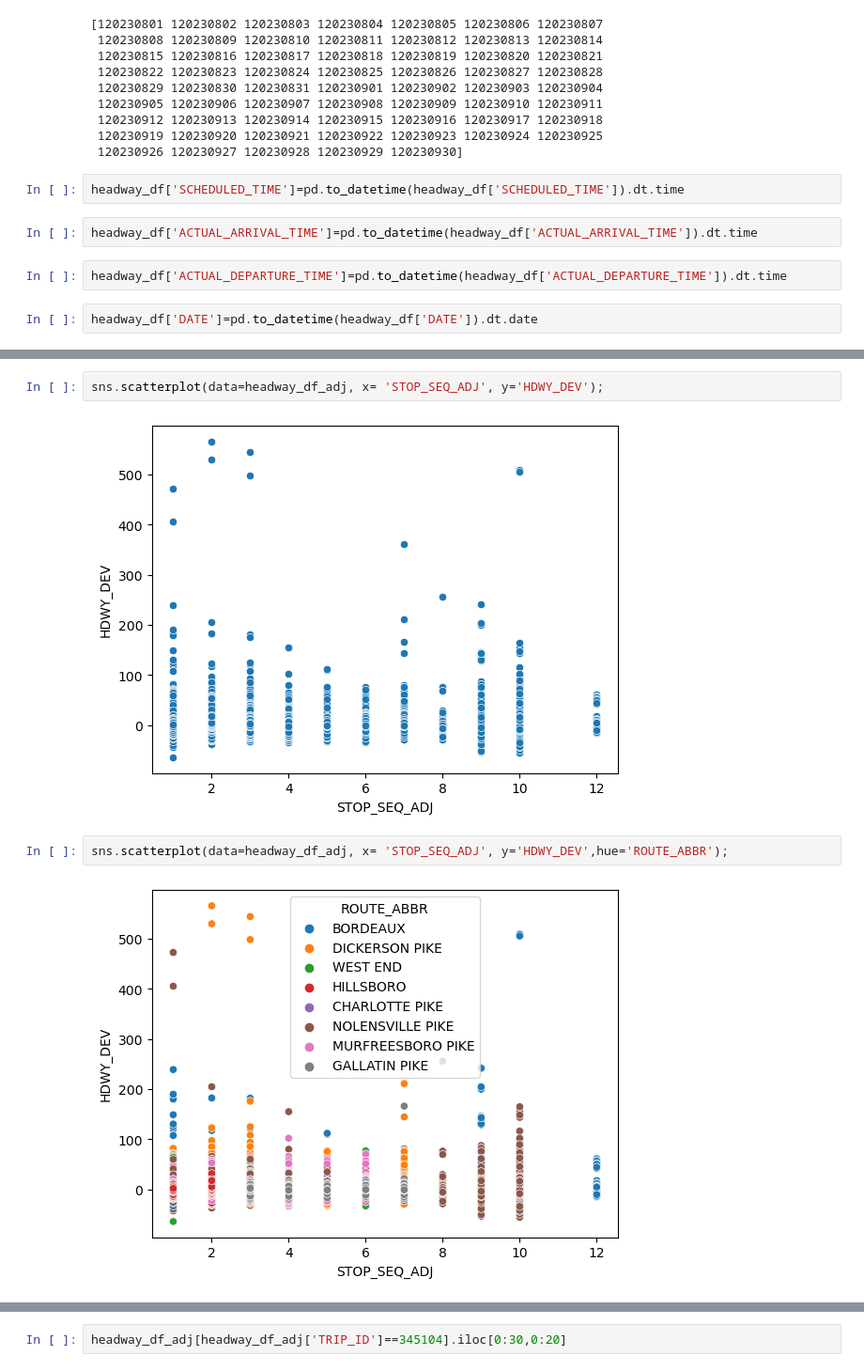
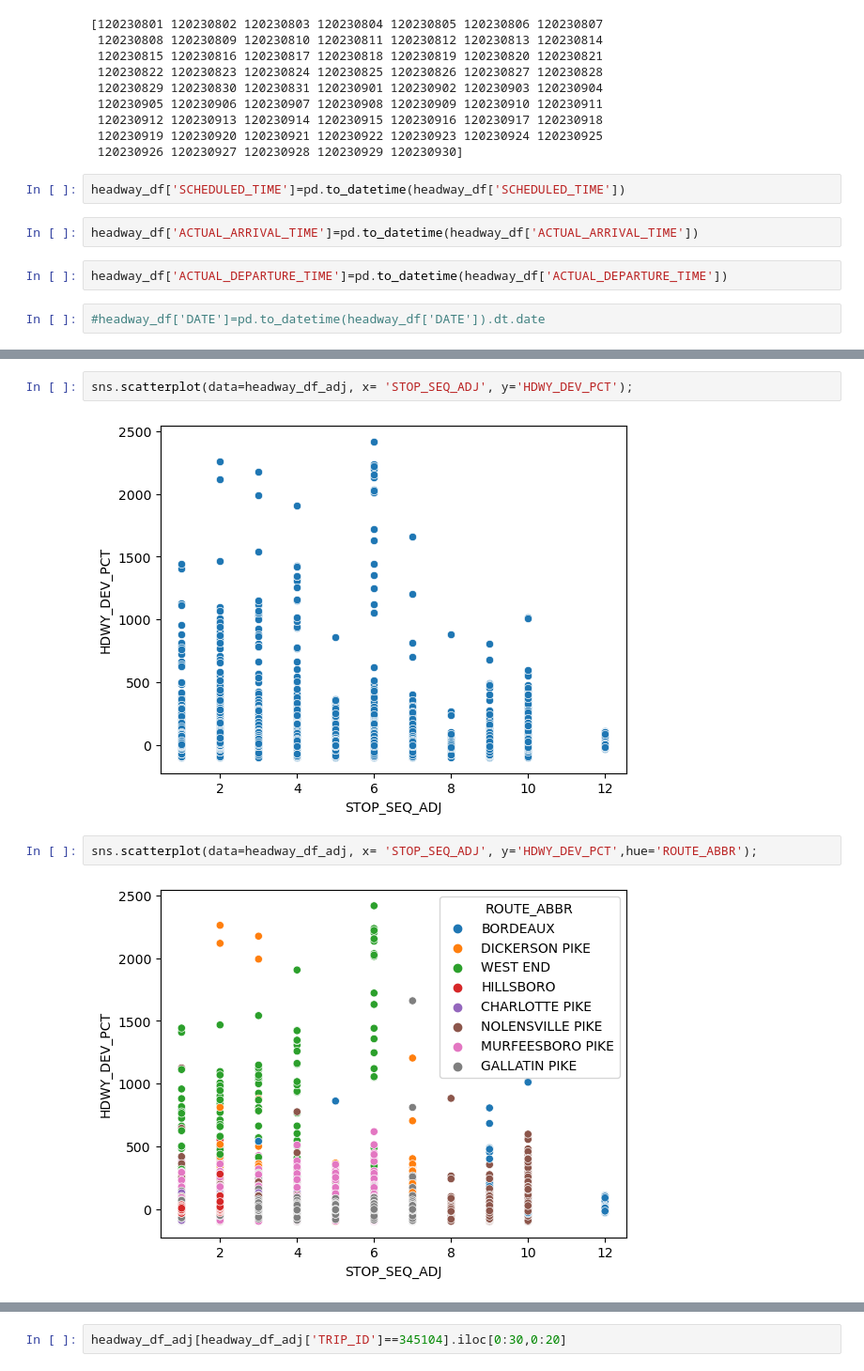
Before and after one commit to ballir27/wego-nashville-bus-adherence, a Jupyter notebook: Notebooks/AB-WeGo-Dist-Time-Travelled-Analysis.ipynb, the cells around one changed output, grey strips where cells are left out. Shown at 94% size. Saved outputs shown, nothing was run; the diff lists cells and outputs as text.

Commit message:
edited for cleaned datetime csv

```diff
--- a/Notebooks/AB-WeGo-Dist-Time-Travelled-Analysis.ipynb
+++ b/Notebooks/AB-WeGo-Dist-Time-Travelled-Analysis.ipynb
@@ -68,11 +68,11 @@ print(calendar_id_list_unique)
  120230919 120230920 120230921 120230922 120230923 120230924 120230925
  120230926 120230927 120230928 120230929 120230930]
 # %%
-headway_df['SCHEDULED_TIME']=pd.to_datetime(headway_df['SCHEDULED_TIME']).dt.time
+headway_df['SCHEDULED_TIME']=pd.to_datetime(headway_df['SCHEDULED_TIME'])
 # %%
-headway_df['ACTUAL_ARRIVAL_TIME']=pd.to_datetime(headway_df['ACTUAL_ARRIVAL_TIME']).dt.time
+headway_df['ACTUAL_ARRIVAL_TIME']=pd.to_datetime(headway_df['ACTUAL_ARRIVAL_TIME'])
 # %%
-headway_df['ACTUAL_DEPARTURE_TIME']=pd.to_datetime(headway_df['ACTUAL_DEPARTURE_TIME']).dt.time
+headway_df['ACTUAL_DEPARTURE_TIME']=pd.to_datetime(headway_df['ACTUAL_DEPARTURE_TIME'])
 # %%
-headway_df['DATE']=pd.to_datetime(headway_df['DATE']).dt.date
+#headway_df['DATE']=pd.to_datetime(headway_df['DATE']).dt.date
 # %%
@@ -195,9 +292,9 @@ headway_df_adj.iloc[0:10,30:]
 # %%
-sns.scatterplot(data=headway_df_adj, x= 'STOP_SEQ_ADJ', y='HDWY_DEV');
+sns.scatterplot(data=headway_df_adj, x= 'STOP_SEQ_ADJ', y='HDWY_DEV_PCT');
 # %% [output]
-[figure, old version]
+[figure, new version]
 # %%
-sns.scatterplot(data=headway_df_adj, x= 'STOP_SEQ_ADJ', y='HDWY_DEV',hue='ROUTE_ABBR');
+sns.scatterplot(data=headway_df_adj, x= 'STOP_SEQ_ADJ', y='HDWY_DEV_PCT',hue='ROUTE_ABBR');
 # %% [output]
-[figure, old version]
+[figure, new version]
 # %%
```
Also changed, not shown: parts of 19 cells of this notebook.
